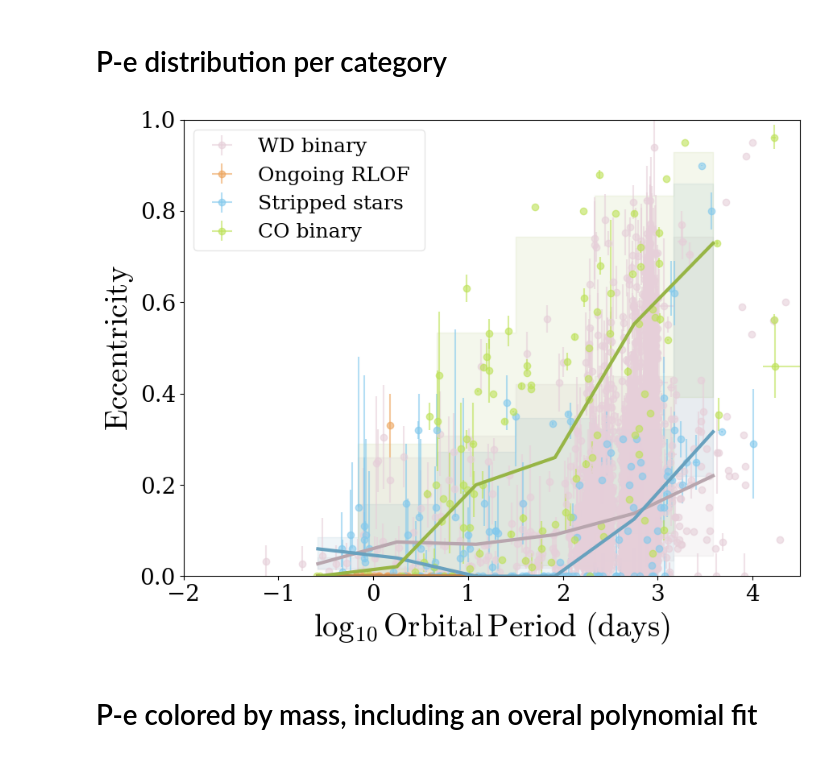
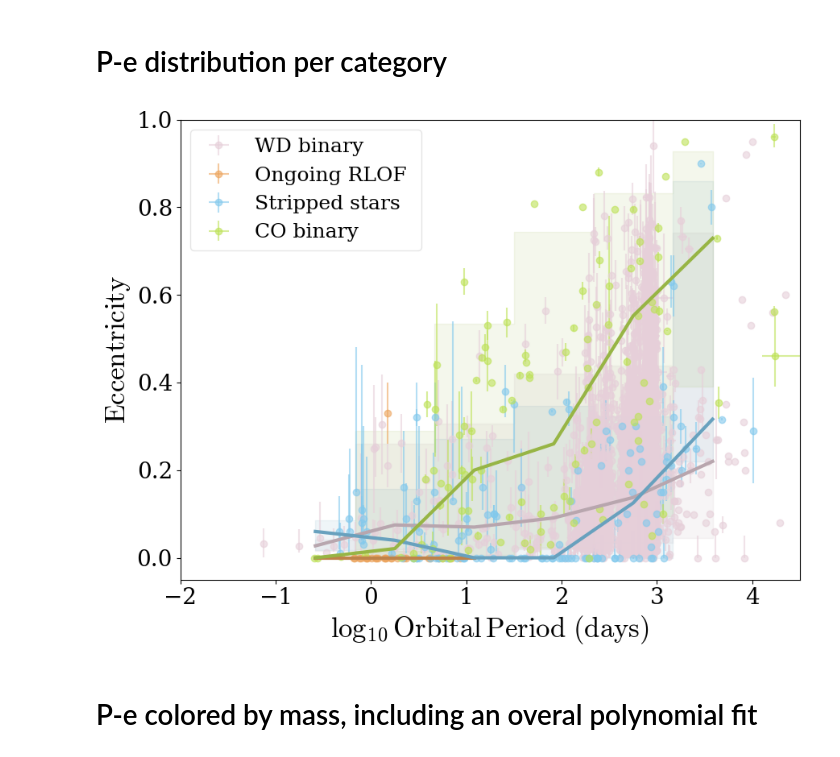
Before and after one commit to binary-observations/post_mt_catalog, a Jupyter notebook: code/data_analysis/P_e_analysis_plot.ipynb, the cells around one changed output. Saved outputs shown, nothing was run; the diff lists cells and outputs as text; code cells hidden in the pictures.

Commit message:
worked on the P-e diagrams

```diff
--- a/code/data_analysis/P_e_analysis_plot.ipynb
+++ b/code/data_analysis/P_e_analysis_plot.ipynb
@@ -473,37 +614,37 @@ for category, source_categories in plot_category_map.items():
     ax.errorbar(subset['log_Period'], (subset['Eccentricity']),
                 xerr=[subset['period_err_minus_log'], subset['period_err_plus_log']],
                 yerr=[subset['Eccentricity_err_minus'].fillna(0), subset['Eccentricity_err_plus'].fillna(0)], zorder = 0,
                 fmt='o', c=first_system_color, alpha=0.6,
                 label=f"{category} ")
 
     ## Show Median and 1-sigma ##
     P_bins = np.linspace(-1,4, 7)
     subset['P_bin'] = pd.cut(subset['log_Period'], bins=P_bins)
     stats = subset.groupby('P_bin', observed=False)['Eccentricity'].quantile([0.05, 0.5, 0.95]).unstack()
     stats.columns = ['p05', 'median', 'p95']
 
     x_stats = P_bins[:-1] + 0.5 * np.diff(P_bins)
     # ax.plot(x_stats, stats['p05'].values, lw=2, ls = ':', c = darken_color(first_system_color, factor=0.8))
     ax.plot(x_stats, stats['median'].values, lw=3, c = darken_color(first_system_color, factor=0.8))
     # ax.plot(x_stats, stats['p95'].values, lw=2, ls = ':', c = darken_color(first_system_color, factor=0.8))
     ax.fill_between(x_stats, stats['p05'].values, stats['p95'].values, color=darken_color(first_system_color, factor=0.8), alpha=0.1, step='mid', zorder=-1)
 
 
 # Plot formatting
 # Set tick labels to be larger and use mathtext for the x-axis
 plt.xlim(-2,4.5)
-plt.ylim(0,1)
+plt.ylim(-0.05,1)
 plt.xticks(fontsize=20)
 plt.yticks(fontsize=20)
-plt.xlabel('$\log_{10} \mathrm{Orbital\,Period \ (days)}$', fontsize=28)
-plt.ylabel('$\mathrm{Eccentricity}$', fontsize=28)
+plt.xlabel('$\log_{10} \mathrm{Orbital\,Period \ (days)}$', fontsize=25)
+plt.ylabel('$\mathrm{Eccentricity}$', fontsize=25)
 plt.legend(loc='upper left', fontsize=18, framealpha = 0.5)#bbox_to_anchor=(0.05, 0.95),
 plt.tight_layout()
 plt.savefig(LATEX_PLOT_DIR / 'P_e_by_category_median.pdf')
 plt.savefig(PLOTS_DIR / 'P_e_by_category_median.pdf')
 plt.show()
 # %% [output]
-[figure, old version]
+[figure, new version]
 # %% [markdown]
 # P-e colored by mass, including an overal polynomial fit
 # %%
```
Also changed, not shown: parts of 2 cells of this notebook, 3 other files.
